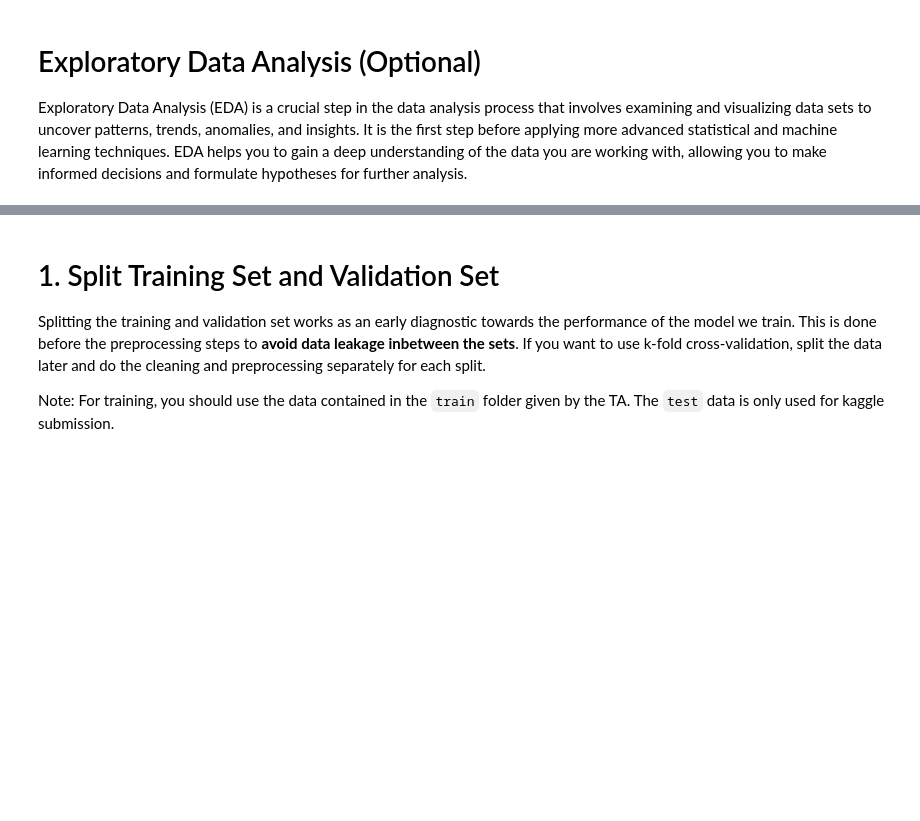
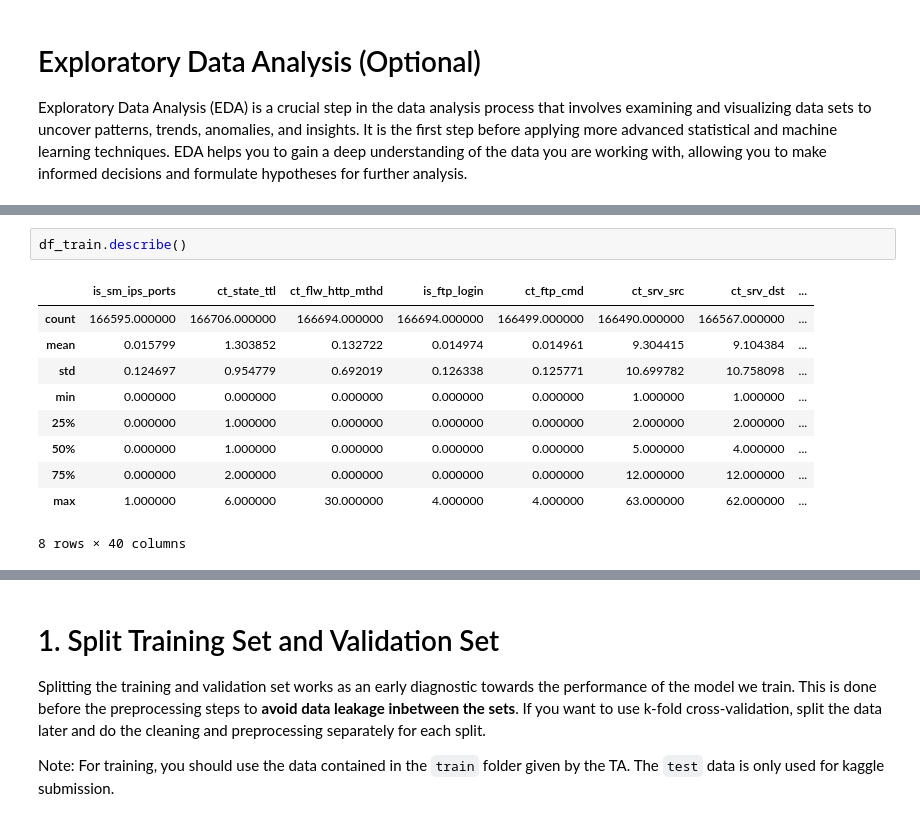
Before and after one commit to jimlynurarif/cetjipiti, a Jupyter notebook: src/Program.ipynb, the cells around one changed output, grey strips where cells are left out. Drawn from its saved outputs; the diff is of its cells as text; blank space fills up the shorter version.

```diff
--- a/src/Program.ipynb
+++ b/src/Program.ipynb
@@ -56,0 +106,13 @@ Exploratory Data Analysis (EDA) is a crucial step in the data analysis process t
+# %%
+df_train.describe()
+# %% [output]
+|  | is_sm_ips_ports | ct_state_ttl | ct_flw_http_mthd | is_ftp_login | ct_ftp_cmd | ct_srv_src | ct_srv_dst | ... |
+| count | 166595.000000 | 166706.000000 | 166694.000000 | 166694.000000 | 166499.000000 | 166490.000000 | 166567.000000 | ... |
+| mean | 0.015799 | 1.303852 | 0.132722 | 0.014974 | 0.014961 | 9.304415 | 9.104384 | ... |
+| std | 0.124697 | 0.954779 | 0.692019 | 0.126338 | 0.125771 | 10.699782 | 10.758098 | ... |
+| min | 0.000000 | 0.000000 | 0.000000 | 0.000000 | 0.000000 | 1.000000 | 1.000000 | ... |
+| 25% | 0.000000 | 1.000000 | 0.000000 | 0.000000 | 0.000000 | 2.000000 | 2.000000 | ... |
+| 50% | 0.000000 | 1.000000 | 0.000000 | 0.000000 | 0.000000 | 5.000000 | 4.000000 | ... |
+| 75% | 0.000000 | 2.000000 | 0.000000 | 0.000000 | 0.000000 | 12.000000 | 12.000000 | ... |
+| max | 1.000000 | 6.000000 | 30.000000 | 4.000000 | 4.000000 | 63.000000 | 62.000000 | ... |
+8 rows × 40 columns
```
Also changed, not shown: parts of 5 cells of this notebook.
